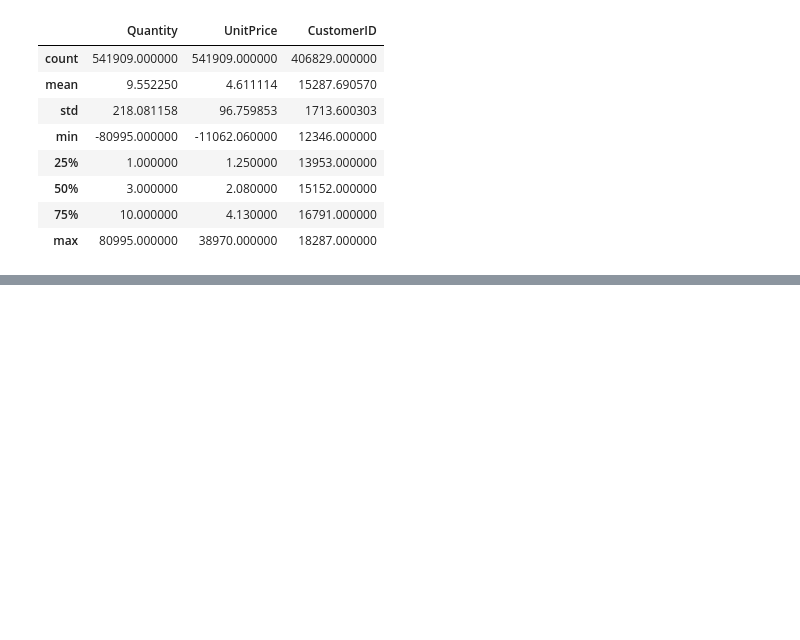
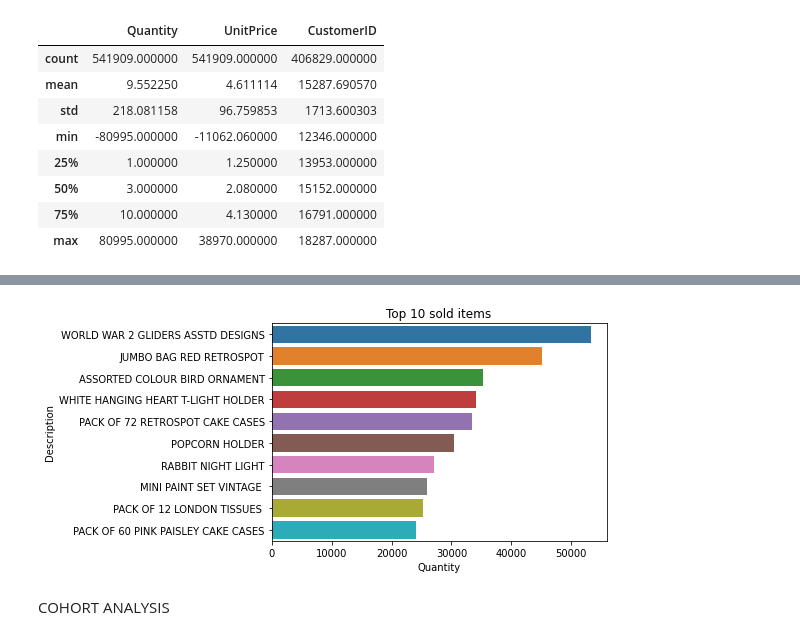
Before and after one commit to Janeli-m/October-2020-WaiLEARN-004, a Jupyter notebook: Online_Retail_Janeli.ipynb, the cells around one changed output, grey strips where cells are left out. Saved outputs shown, nothing was run; the diff lists cells and outputs as text; code cells hidden in the pictures; blank space fills up the shorter version.

```diff
--- a/Online_Retail_Janeli.ipynb
+++ b/Online_Retail_Janeli.ipynb
@@ -5,6 +23,6 @@ import pandas as pd
 # %%
-df = pd.read_csv('/content/Online Retail.csv', encoding= 'latin1')
-df.head(5)
+data = pd.read_csv('/content/Online Retail.csv', encoding= 'latin1')
+data.head(5)
 # %% [output]
 |  | InvoiceNo | StockCode | Description | Quantity | InvoiceDate | UnitPrice | CustomerID | Country |
 | 0 | 536365 | 85123A | WHITE HANGING HEART T-LIGHT HOLDER | 6 | 01/12/2010 08:26 | 2.55 | 17850.0 | United Kingdom |
@@ -35,0 +91,2 @@ df.describe()
+# %%
+data = data.dropna(subset=['CustomerID'])
@@ -47,0 +103,4 @@ dtype: int64
+# %%
+data['InvoiceDate'] = pd.to_datetime(data.InvoiceDate)
+# %%
+data['CustomerID'] = data ['CustomerID']. astype (str)
@@ -47,0 +200,10 @@ dtype: int64
+# %%
+df = data.groupby('Description', as_index= False).Quantity.sum().sort_values(by= 'Quantity',ascending=False)
+#Plot the 10 most sold items
+sns.barplot(x='Quantity', y='Description', data= df.head(10))
+plt.title('Top 10 sold items')
+plt.show()
+# %% [output]
+[figure, added]
+# %% [markdown]
+COHORT ANALYSIS
```
Also changed, not shown: parts of 37 cells of this notebook.
